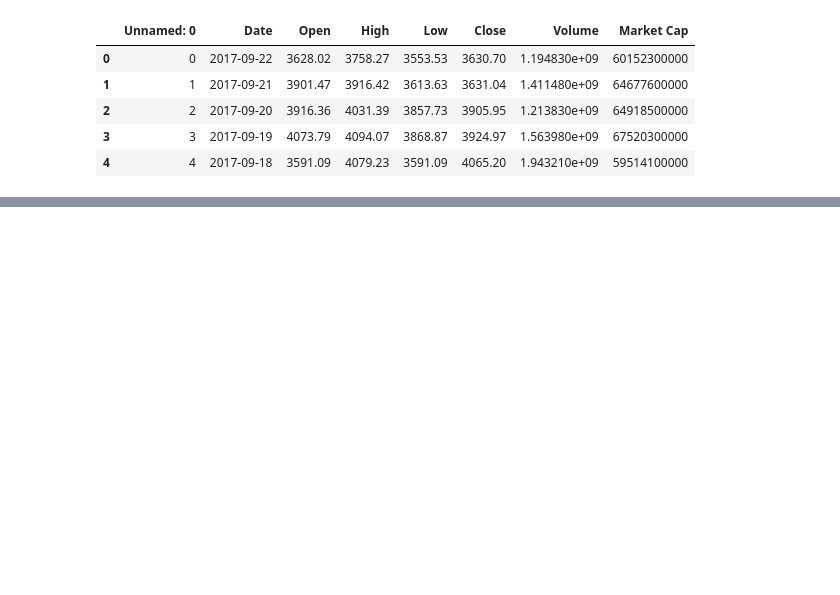
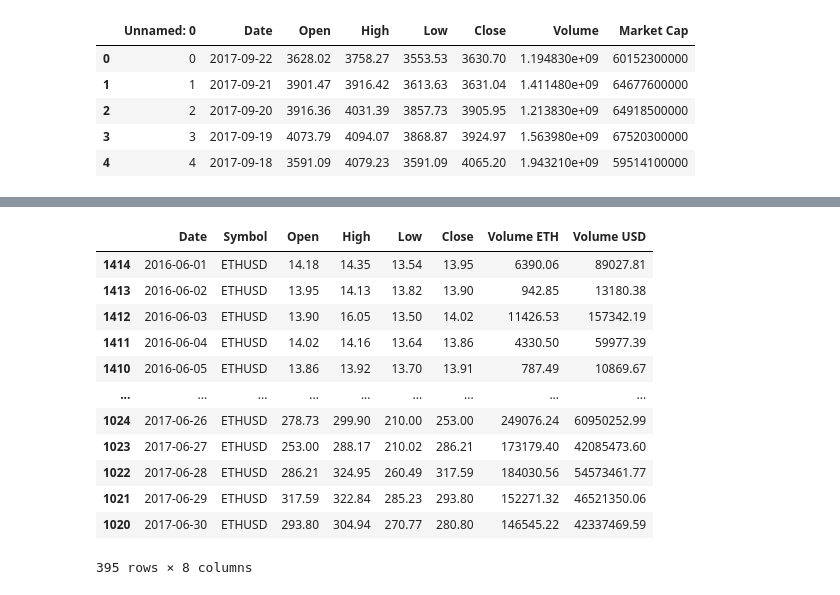
Before and after one commit to super-corini/programmers_kdt_II, a Jupyter notebook: 5. Day5 mission.ipynb, the cells around one changed output, grey strips where cells are left out. Cells and saved outputs as stored; diff of their text form; code cells hidden in the pictures; blank space fills up the shorter version.

```diff
--- a/5. Day5 mission.ipynb
+++ b/5. Day5 mission.ipynb
@@ -132,0 +201,22 @@ bit_df
+# %%
+#날짜별 sort
+#Date, Open 기간내에 자르기
+
+eth_df['Date'] = pd.to_datetime(eth_df['Date'], format='%Y-%m-%d', errors='raise')  # object -> datetime 자료형으로 변수변환
+eth_year_df = eth_df[(eth_df['Date'] >= "2016-06-01") & (eth_df['Date'] <= '2017-06-30')] # 2016.06~2017.06
+eth_year_df = eth_year_df.sort_values(by='Date',ascending=True)
+eth_year_df
+# %% [output]
+|  | Date | Symbol | Open | High | Low | Close | Volume ETH | Volume USD |
+| 1414 | 2016-06-01 | ETHUSD | 14.18 | 14.35 | 13.54 | 13.95 | 6390.06 | 89027.81 |
+| 1413 | 2016-06-02 | ETHUSD | 13.95 | 14.13 | 13.82 | 13.90 | 942.85 | 13180.38 |
+| 1412 | 2016-06-03 | ETHUSD | 13.90 | 16.05 | 13.50 | 14.02 | 11426.53 | 157342.19 |
+| 1411 | 2016-06-04 | ETHUSD | 14.02 | 14.16 | 13.64 | 13.86 | 4330.50 | 59977.39 |
+| 1410 | 2016-06-05 | ETHUSD | 13.86 | 13.92 | 13.70 | 13.91 | 787.49 | 10869.67 |
+| ... | ... | ... | ... | ... | ... | ... | ... | ... |
+| 1024 | 2017-06-26 | ETHUSD | 278.73 | 299.90 | 210.00 | 253.00 | 249076.24 | 60950252.99 |
+| 1023 | 2017-06-27 | ETHUSD | 253.00 | 288.17 | 210.02 | 286.21 | 173179.40 | 42085473.60 |
+| 1022 | 2017-06-28 | ETHUSD | 286.21 | 324.95 | 260.49 | 317.59 | 184030.56 | 54573461.77 |
+| 1021 | 2017-06-29 | ETHUSD | 317.59 | 322.84 | 285.23 | 293.80 | 152271.32 | 46521350.06 |
+| 1020 | 2017-06-30 | ETHUSD | 293.80 | 304.94 | 270.77 | 280.80 | 146545.22 | 42337469.59 |
+395 rows × 8 columns
```
Also changed, not shown: parts of 12 cells of this notebook, 1 other file.
